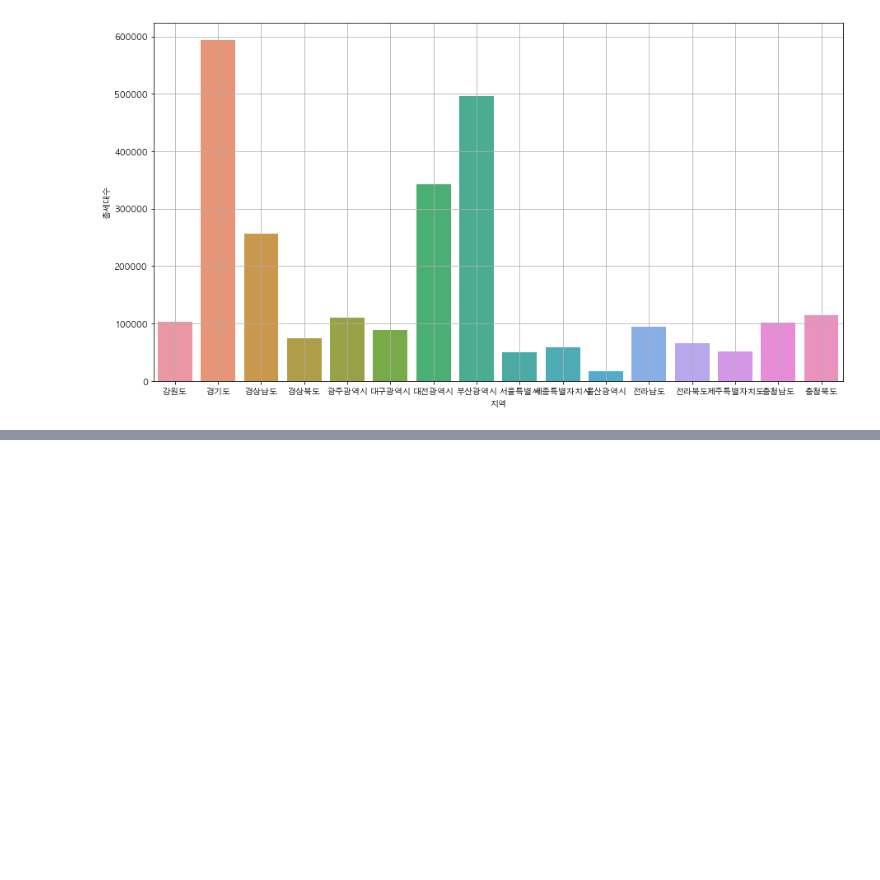
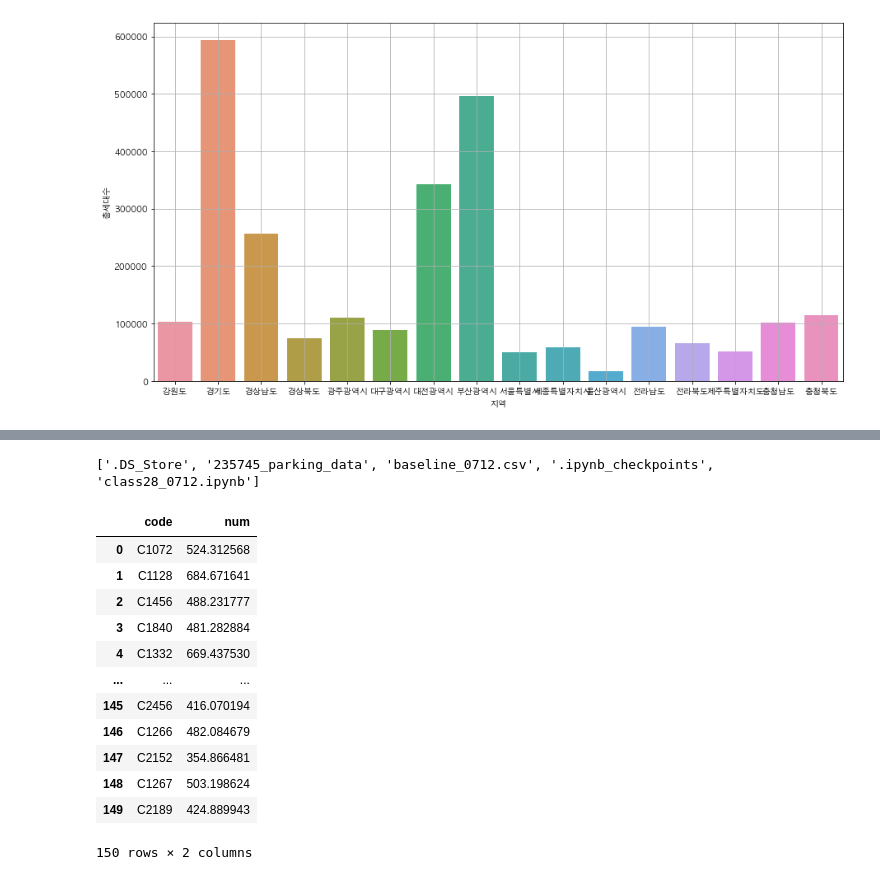
Before and after one commit to dddonghwa/Dacon, a Jupyter notebook: parking_demand/class28_0712.ipynb, the cells around one changed output, grey strips where cells are left out. Drawn from its saved outputs; the diff is of its cells as text; code cells hidden in the pictures; blank space fills up the shorter version.

```diff
--- a/parking_demand/class28_0712.ipynb
+++ b/parking_demand/class28_0712.ipynb
@@ -125,0 +230,21 @@ plt.grid()
+# %%
+sub_df = test_new[["단지코드","등록차량수평균"]]
+sub_df.columns = ["code", 'num']
+sub_df.to_csv("baseline_0712.csv", index=False)
+print(os.listdir())
+sub_df
+# %% [output]
+['.DS_Store', '235745_parking_data', 'baseline_0712.csv', '.ipynb_checkpoints', 'class28_0712.ipynb']
+|  | code | num |
+| 0 | C1072 | 524.312568 |
+| 1 | C1128 | 684.671641 |
+| 2 | C1456 | 488.231777 |
+| 3 | C1840 | 481.282884 |
+| 4 | C1332 | 669.437530 |
+| ... | ... | ... |
+| 145 | C2456 | 416.070194 |
+| 146 | C1266 | 482.084679 |
+| 147 | C2152 | 354.866481 |
+| 148 | C1267 | 503.198624 |
+| 149 | C2189 | 424.889943 |
+150 rows × 2 columns
```
Also changed, not shown: parts of 12 cells of this notebook, 2 other files.
